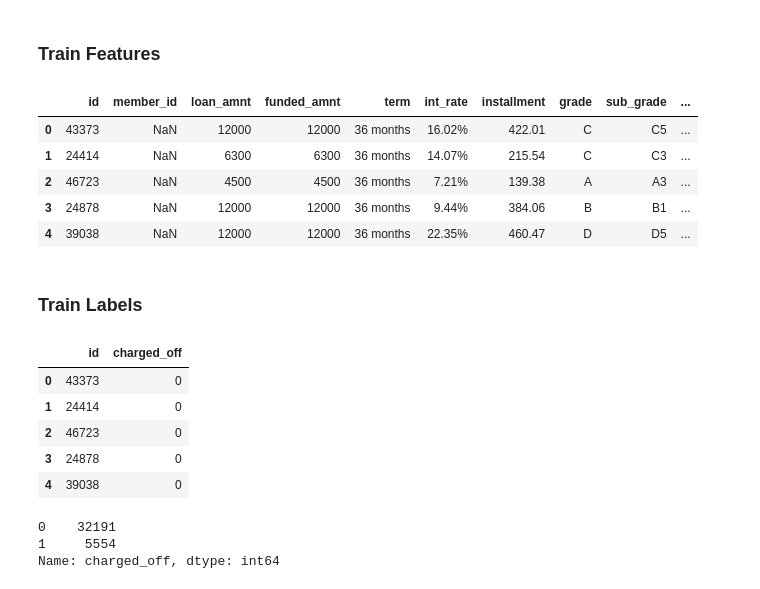
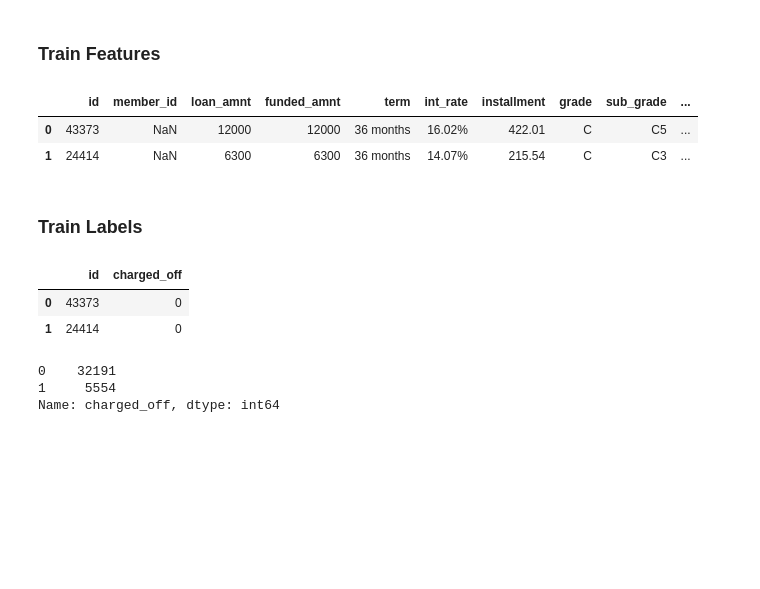
Before and after one commit to bloominstituteoftechnology/DS-Unit-4-Sprint-1-Tree-Ensembles, a Jupyter notebook: ds1-tree-ensembles/TreeEnsembles_Competition_Assignment.ipynb, the cells around one changed output. Saved outputs shown, nothing was run; the diff lists cells and outputs as text; code cells hidden in the pictures; blank space fills up the shorter version.

```diff
--- a/ds1-tree-ensembles/TreeEnsembles_Competition_Assignment.ipynb
+++ b/ds1-tree-ensembles/TreeEnsembles_Competition_Assignment.ipynb
@@ -17,27 +17,21 @@ pd.set_option('display.width', 1000)
 # %%
 train = pd.read_csv('train_features.csv')
 # %%
-train.head()
+train.head(2)
 # %% [output]
 |  | id | member_id | loan_amnt | funded_amnt | term | int_rate | installment | grade | sub_grade | ... |
 | 0 | 43373 | NaN | 12000 | 12000 | 36 months | 16.02% | 422.01 | C | C5 | ... |
 | 1 | 24414 | NaN | 6300 | 6300 | 36 months | 14.07% | 215.54 | C | C3 | ... |
-| 2 | 46723 | NaN | 4500 | 4500 | 36 months | 7.21% | 139.38 | A | A3 | ... |
-| 3 | 24878 | NaN | 12000 | 12000 | 36 months | 9.44% | 384.06 | B | B1 | ... |
-| 4 | 39038 | NaN | 12000 | 12000 | 36 months | 22.35% | 460.47 | D | D5 | ... |
 # %% [markdown]
 ### Train Labels
 # %%
 train_labels = pd.read_csv('train_labels.csv')
 # %%
-train_labels.head()
+train_labels.head(2)
 # %% [output]
 |  | id | charged_off |
 | 0 | 43373 | 0 |
 | 1 | 24414 | 0 |
-| 2 | 46723 | 0 |
-| 3 | 24878 | 0 |
-| 4 | 39038 | 0 |
 # %%
 train_labels.charged_off.value_counts()
 # %% [output]
```
Also changed, not shown: parts of 94 cells of this notebook.
